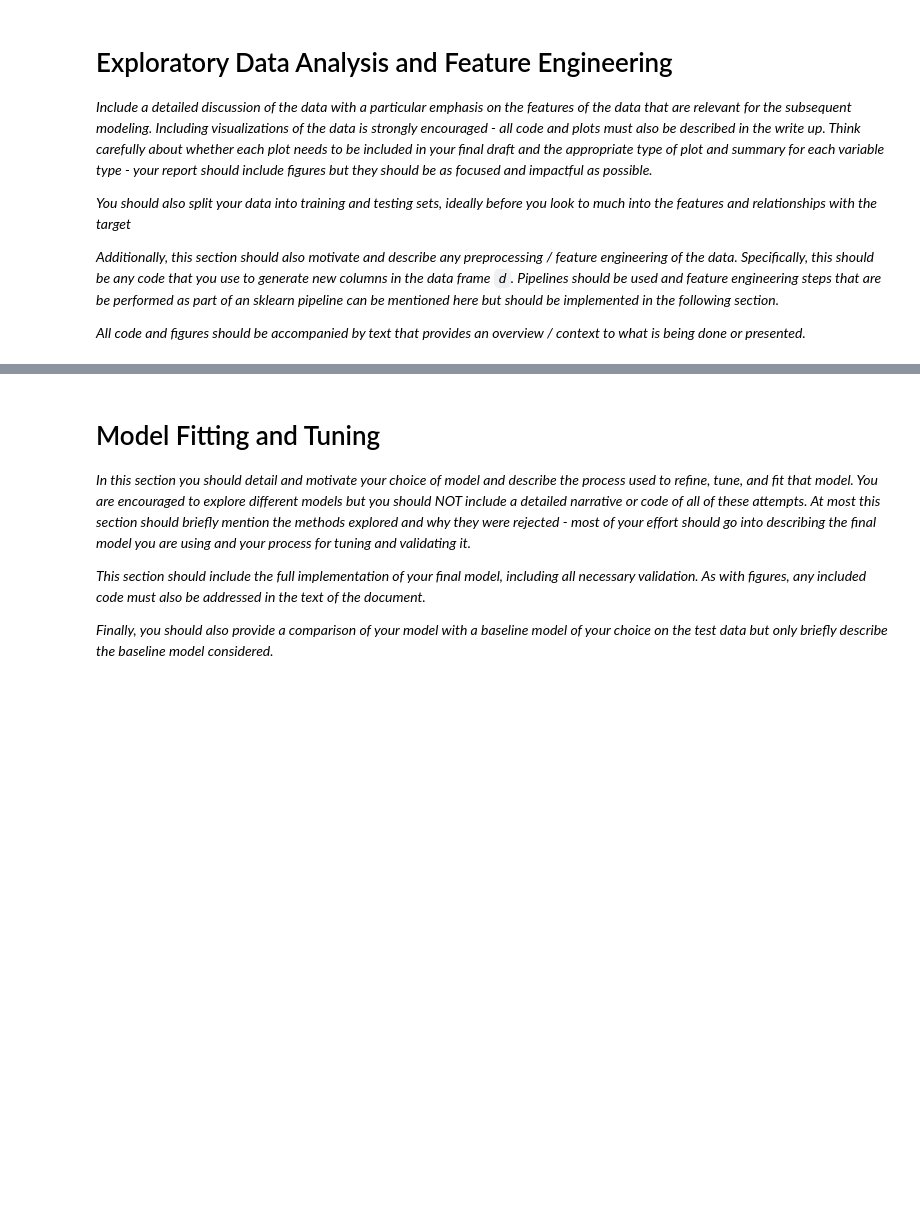
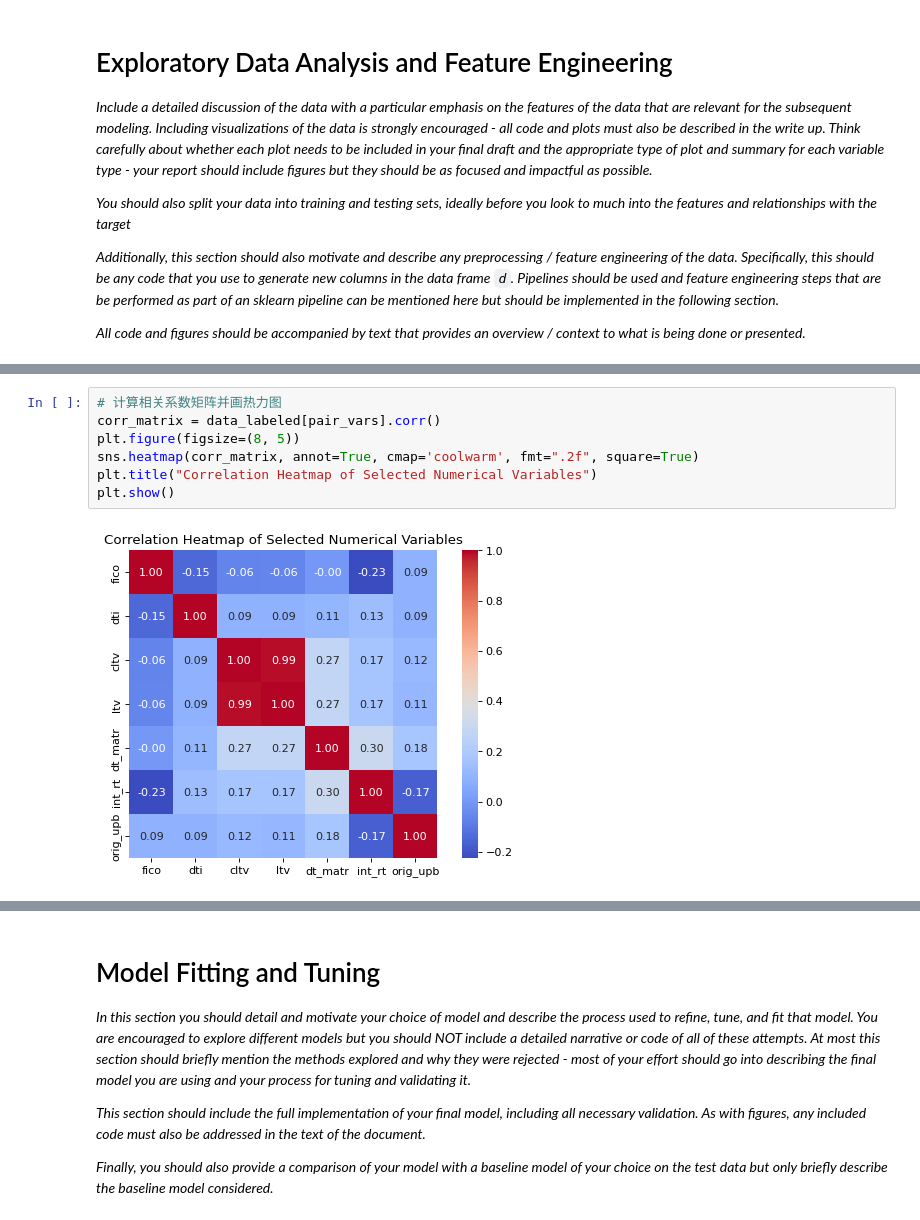
Before and after one commit to ormykingdown/MLP2, a Jupyter notebook: project2.ipynb, the cells around one changed output, grey strips where cells are left out. Cells and saved outputs as stored; diff of their text form; blank space fills up the shorter version.

```diff
--- a/project2.ipynb
+++ b/project2.ipynb
@@ -495,0 +342,9 @@ preprocessor, sklearn.__version__
+# %%
+# 计算相关系数矩阵并画热力图
+corr_matrix = data_labeled[pair_vars].corr()
+plt.figure(figsize=(8, 5))
+sns.heatmap(corr_matrix, annot=True, cmap='coolwarm', fmt=".2f", square=True)
+plt.title("Correlation Heatmap of Selected Numerical Variables")
+plt.show()
+# %% [output]
+[figure, added]
```
Also changed, not shown: parts of 23 cells of this notebook.
